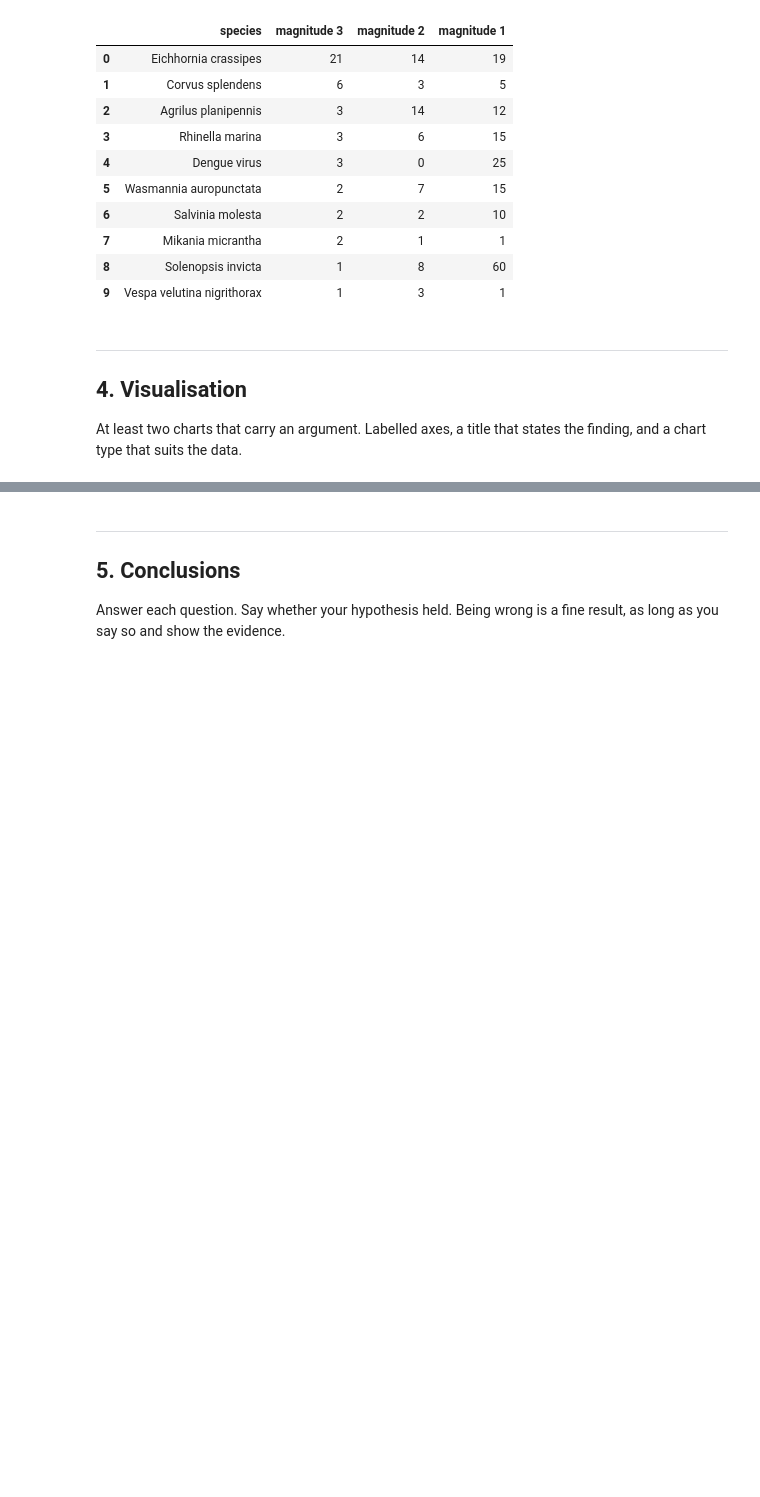
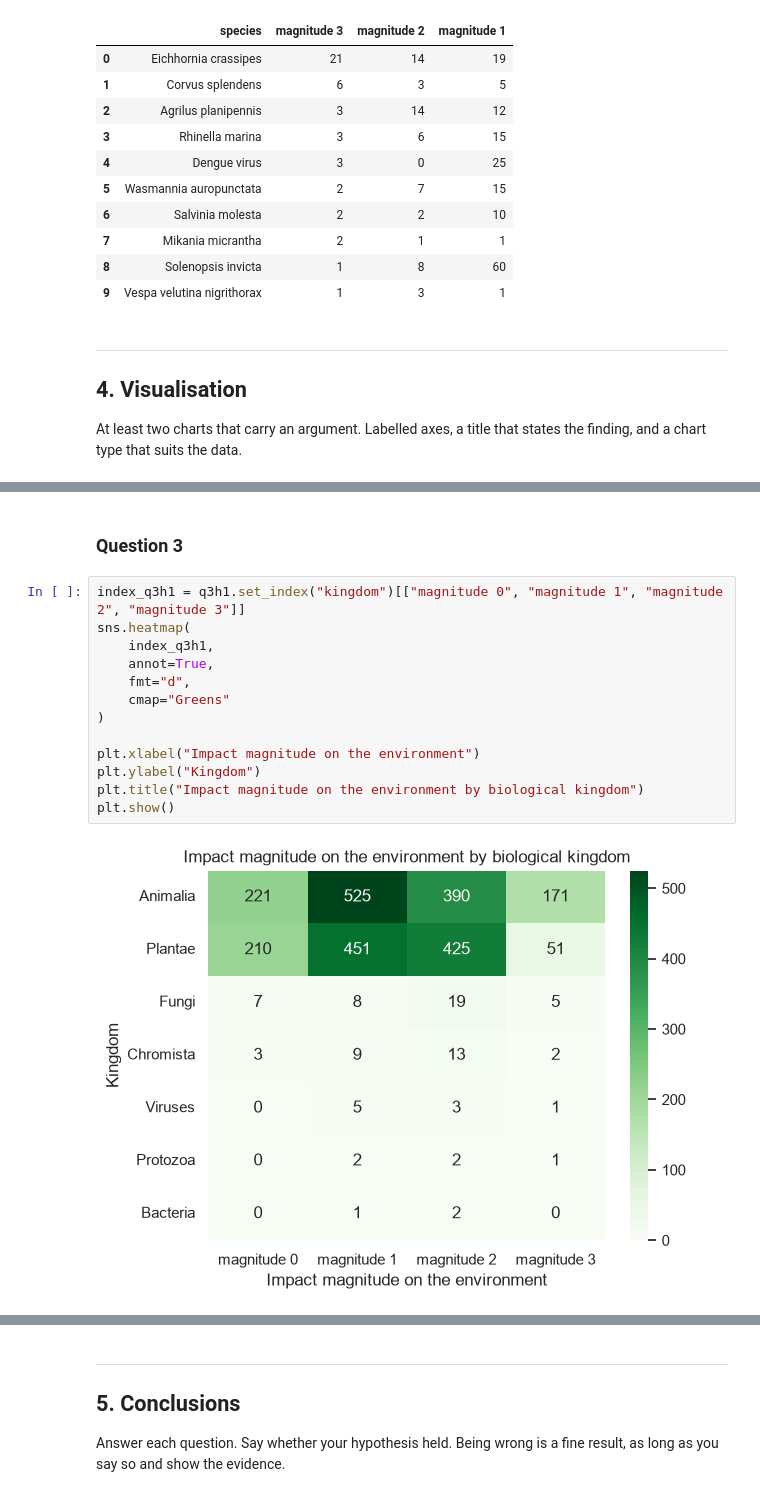
Before and after one commit to zoedoucet/project-1-eda-sql, a Jupyter notebook: notebooks/03_hypothesis_and_visualization.ipynb, the cells around one changed output, grey strips where cells are left out. Saved outputs shown, nothing was run; the diff lists cells and outputs as text; blank space fills up the shorter version.

```diff
--- a/notebooks/03_hypothesis_and_visualization.ipynb
+++ b/notebooks/03_hypothesis_and_visualization.ipynb
@@ -288,0 +339,17 @@ At least two charts that carry an argument. Labelled axes, a title that states t
+# %% [markdown]
+### Question 3
+# %%
+index_q3h1 = q3h1.set_index("kingdom")[["magnitude 0", "magnitude 1", "magnitude 2", "magnitude 3"]]
+sns.heatmap(
+    index_q3h1,
+    annot=True,
+    fmt="d",
+    cmap="Greens"
+)
+
+plt.xlabel("Impact magnitude on the environment")
+plt.ylabel("Kingdom")
+plt.title("Impact magnitude on the environment by biological kingdom")
+plt.show()
+# %% [output]
+[figure, added]
```
Also changed, not shown: parts of 7 cells of this notebook.
